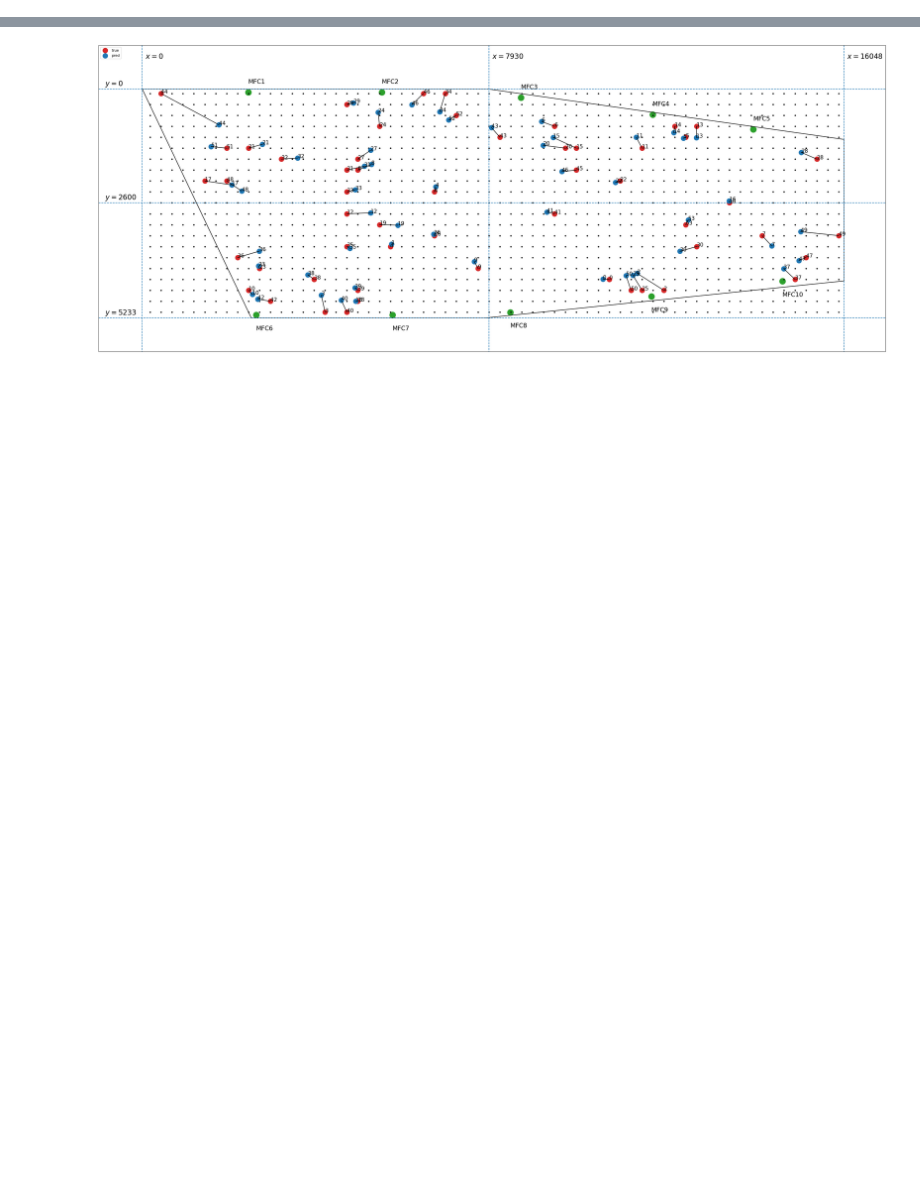
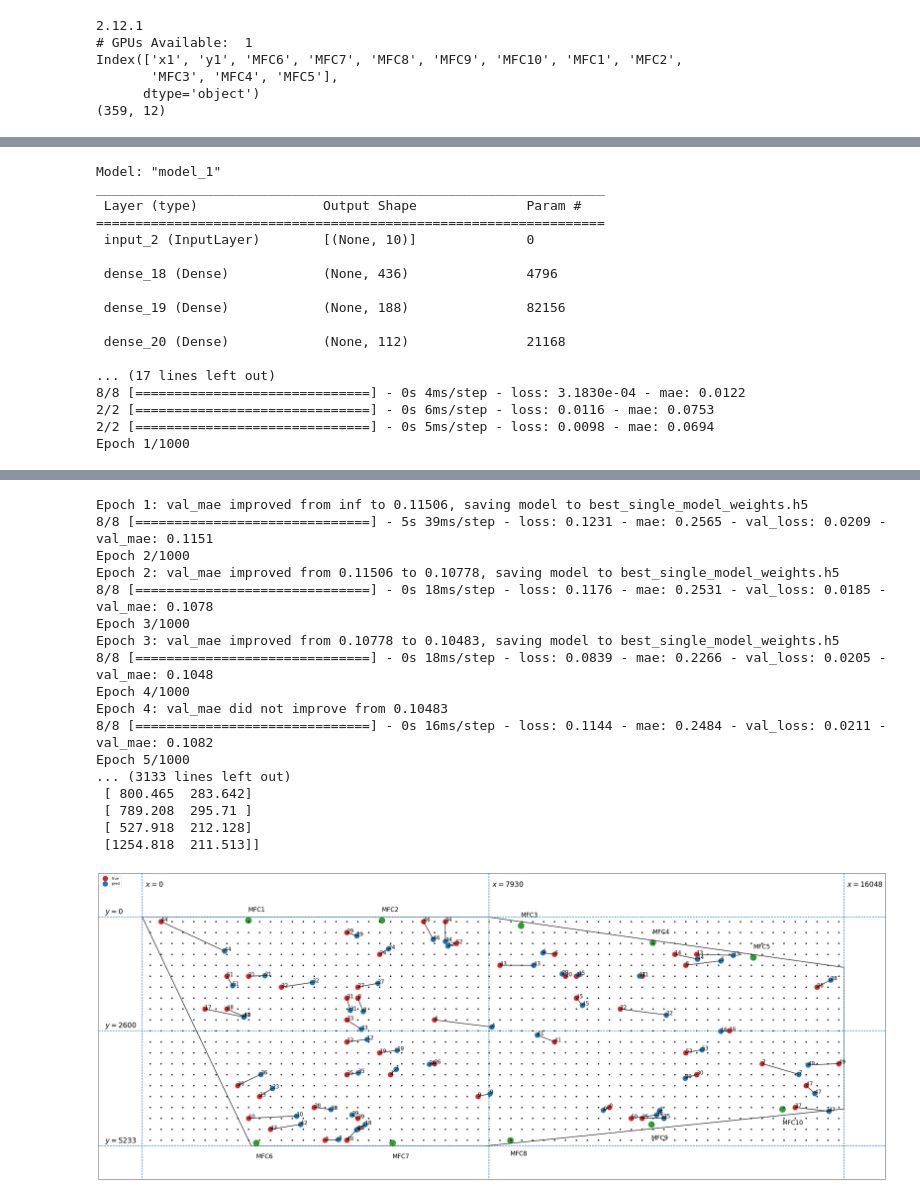
Before and after one commit to sreeragvn/Student-Project-leakage_detection, a Jupyter notebook: single_leakage_uncertainity_dropout.ipynb, the cells around one changed output, grey strips where cells are left out. Drawn from its saved outputs; the diff is of its cells as text; code cells hidden in the pictures; blank space fills up the shorter version.

```diff
--- a/single_leakage_uncertainity_dropout.ipynb
+++ b/single_leakage_uncertainity_dropout.ipynb
@@ -70,7 +70,19 @@ stoch_model.compile(optimizer=tf.keras.optimizers.Nadam(learning_rate=model.opti
                 loss="mse",
                 metrics='mae')
 # Print the summary of the new model
-stoch_model.fit(X_train, y_train, epochs=1000, validation_data = (X_val, y_val), shuffle= True)
+
+from tensorflow.keras.callbacks import ModelCheckpoint
+checkpoint_callback = ModelCheckpoint(
+    filepath='best_single_model_weights.h5',  # Filepath to save the weights
+    monitor='val_mae',               # Metric to monitor for saving
+    save_best_only=True,              # Save only the best model
+    save_weights_only=True,           # Save only the weights (not the full model)
+    mode='min',                       # Mode to minimize the monitored metric
+    verbose=1                          # Verbosity level (optional)
+)
+stoch_model.fit(X_train, y_train, epochs=1000,
+                validation_data = (X_val, y_val), shuffle= True,
+                callbacks=[checkpoint_callback])
 stoch_model.summary()
 model_evaluate, y_pred = model_eval(stoch_model, X_test, y_test, X_train, y_train, X_val, y_val)
 # # # %%
@@ -87,7 +99,7 @@ predictions__unsc = np.array(predictions_list_unsc)
 # print(predictions__unsc.shape)
 pred_mean=predictions__unsc.mean(axis=0)
 pred_std = predictions__unsc.std(axis=0)
-# print(pred_mean.shape, pred_std.shape)
+print(pred_mean, pred_std)
 # # %%
 y_test = scaler_coords.inverse_transform(y_test)
 plot_test_pred(y_test, pred_mean)
@@ -112,0 +111,6 @@ _________________________________________________________________
+2.12.1
+# GPUs Available:  1
+Index(['x1', 'y1', 'MFC6', 'MFC7', 'MFC8', 'MFC9', 'MFC10', 'MFC1', 'MFC2',
+       'MFC3', 'MFC4', 'MFC5'],
+      dtype='object')
+(359, 12)
@@ -112,0 +127,17 @@ _________________________________________________________________
+Model: "model_1"
+_________________________________________________________________
+ Layer (type)                Output Shape              Param #
+=================================================================
+ input_2 (InputLayer)        [(None, 10)]              0
+
+ dense_18 (Dense)            (None, 436)               4796
+
+ dense_19 (Dense)            (None, 188)               82156
+
+ dense_20 (Dense)            (None, 112)               21168
+
+... (17 lines left out)
+8/8 [==============================] - 0s 4ms/step - loss: 3.1830e-04 - mae: 0.0122
+2/2 [==============================] - 0s 6ms/step - loss: 0.0116 - mae: 0.0753
+2/2 [==============================] - 0s 5ms/step - loss: 0.0098 - mae: 0.0694
+Epoch 1/1000
@@ -113 +149,18 @@ _________________________________________________________________
+Epoch 1: val_mae improved from inf to 0.11506, saving model to best_single_model_weights.h5
+8/8 [==============================] - 5s 39ms/step - loss: 0.1231 - mae: 0.2565 - val_loss: 0.0209 - val_mae: 0.1151
+Epoch 2/1000
+Epoch 2: val_mae improved from 0.11506 to 0.10778, saving model to best_single_model_weights.h5
+8/8 [==============================] - 0s 18ms/step - loss: 0.1176 - mae: 0.2531 - val_loss: 0.0185 - val_mae: 0.1078
+Epoch 3/1000
+Epoch 3: val_mae improved from 0.10778 to 0.10483, saving model to best_single_model_weights.h5
+8/8 [==============================] - 0s 18ms/step - loss: 0.0839 - mae: 0.2266 - val_loss: 0.0205 - val_mae: 0.1048
+Epoch 4/1000
+Epoch 4: val_mae did not improve from 0.10483
+8/8 [==============================] - 0s 16ms/step - loss: 0.1144 - mae: 0.2484 - val_loss: 0.0211 - val_mae: 0.1082
+Epoch 5/1000
+... (3133 lines left out)
+ [ 800.465  283.642]
+ [ 789.208  295.71 ]
+ [ 527.918  212.128]
+ [1254.818  211.513]]
-[figure, old version]
+[figure, new version]
```
Also changed, not shown: parts of 13 cells of this notebook, 34 other files.
